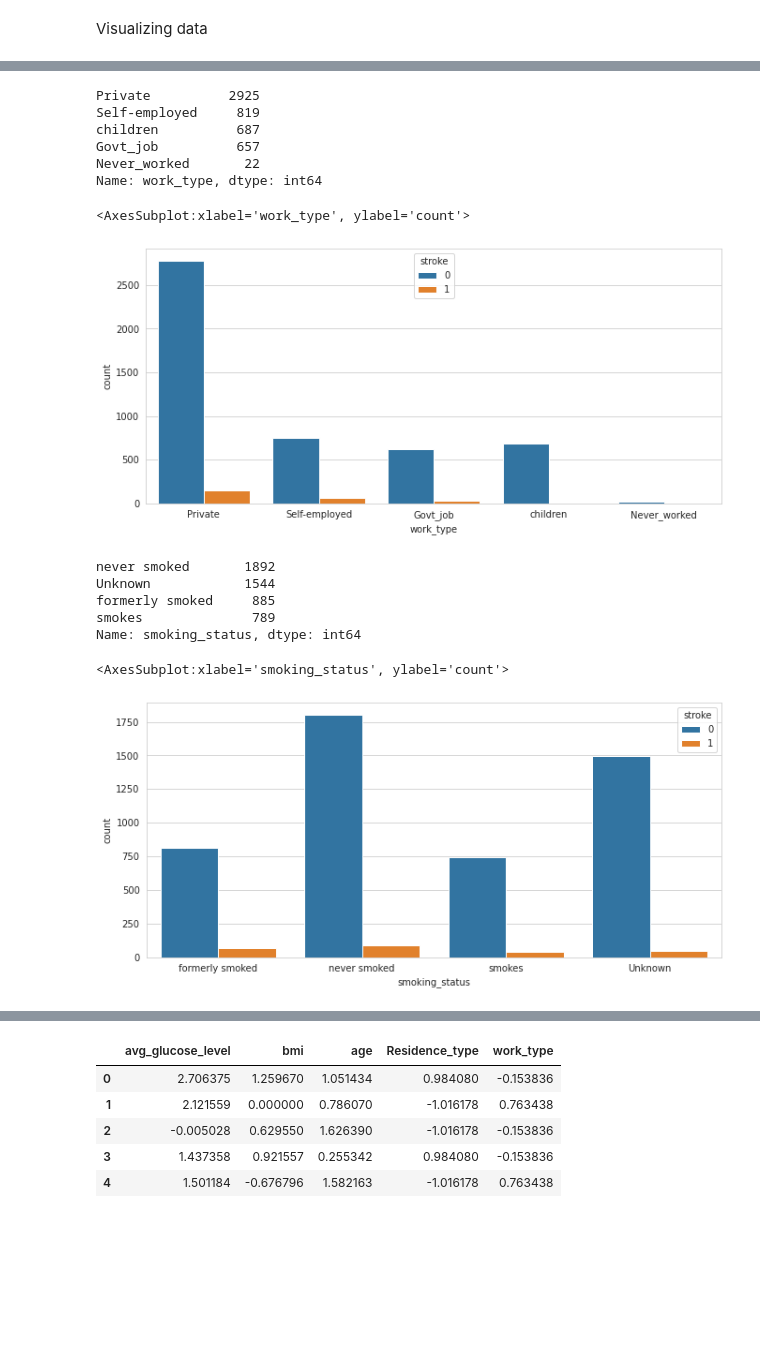
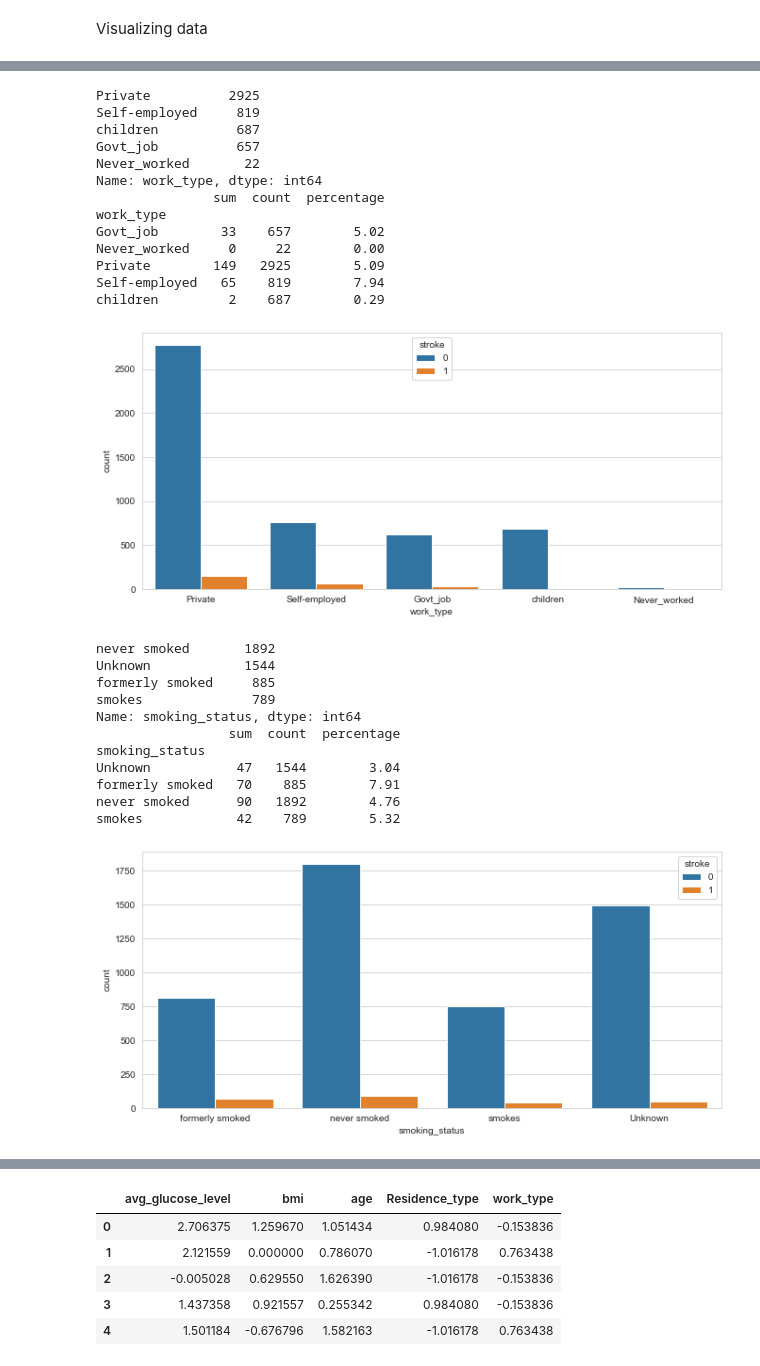
Before and after one commit to darius-f96/PythonDataAnalyse, a Jupyter notebook: analyse_data.ipynb, the cells around one changed output, grey strips where cells are left out. Cells and saved outputs as stored; diff of their text form; code cells hidden in the pictures; blank space fills up the shorter version.

```diff
--- a/analyse_data.ipynb
+++ b/analyse_data.ipynb
@@ -177,26 +233,51 @@ Text(0, 0.5, 'Count of Patients')
 # %%
 print(dataset['work_type'].value_counts())
 sns.countplot(dataset['work_type'], hue = dataset['stroke'])
+
+stroke_counts = dataset.groupby('work_type')['stroke'].sum()
+
+stroke_total_counts = dataset.groupby('work_type')['stroke'].agg(['sum', 'count'])
+stroke_total_counts['percentage'] = (stroke_total_counts['sum'] / stroke_total_counts['count'] * 100).round(2)
+
+print(stroke_total_counts)
 # %% [output]
 Private          2925
 Self-employed     819
 children          687
 Govt_job          657
 Never_worked       22
 Name: work_type, dtype: int64
+               sum  count  percentage
+work_type
+Govt_job        33    657        5.02
+Never_worked     0     22        0.00
+Private        149   2925        5.09
+Self-employed   65    819        7.94
+children         2    687        0.29
-<AxesSubplot:xlabel='work_type', ylabel='count'>
-[figure, old version]
+[figure, new version]
 # %%
 print(dataset['smoking_status'].value_counts())
 sns.countplot(dataset['smoking_status'], hue = dataset['stroke'])
+
+stroke_counts = dataset.groupby('smoking_status')['stroke'].sum()
+
+stroke_total_counts = dataset.groupby('smoking_status')['stroke'].agg(['sum', 'count'])
+stroke_total_counts['percentage'] = (stroke_total_counts['sum'] / stroke_total_counts['count'] * 100).round(2)
+
+print(stroke_total_counts)
 # %% [output]
 never smoked       1892
 Unknown            1544
 formerly smoked     885
 smokes              789
 Name: smoking_status, dtype: int64
+                 sum  count  percentage
+smoking_status
+Unknown           47   1544        3.04
+formerly smoked   70    885        7.91
+never smoked      90   1892        4.76
+smokes            42    789        5.32
-<AxesSubplot:xlabel='smoking_status', ylabel='count'>
-[figure, old version]
+[figure, new version]
 # %%
 print(dataset['hypertension'].value_counts())
 sns_plot = sns.countplot(dataset['hypertension'], hue = dataset['stroke'])
```
Also changed, not shown: parts of 20 cells of this notebook, 1 other file.
